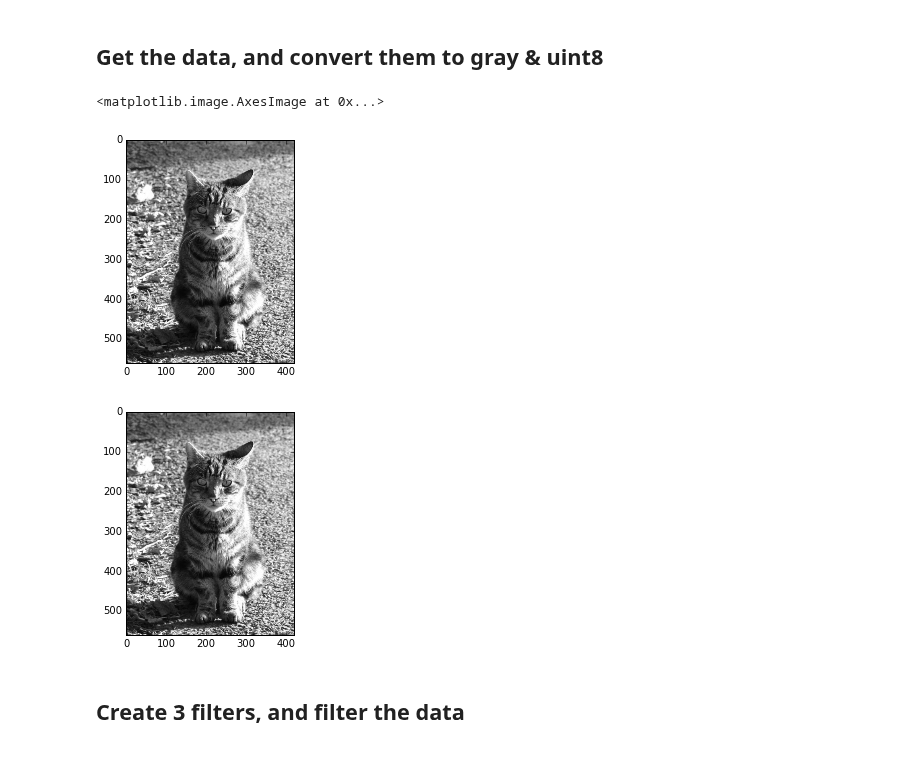
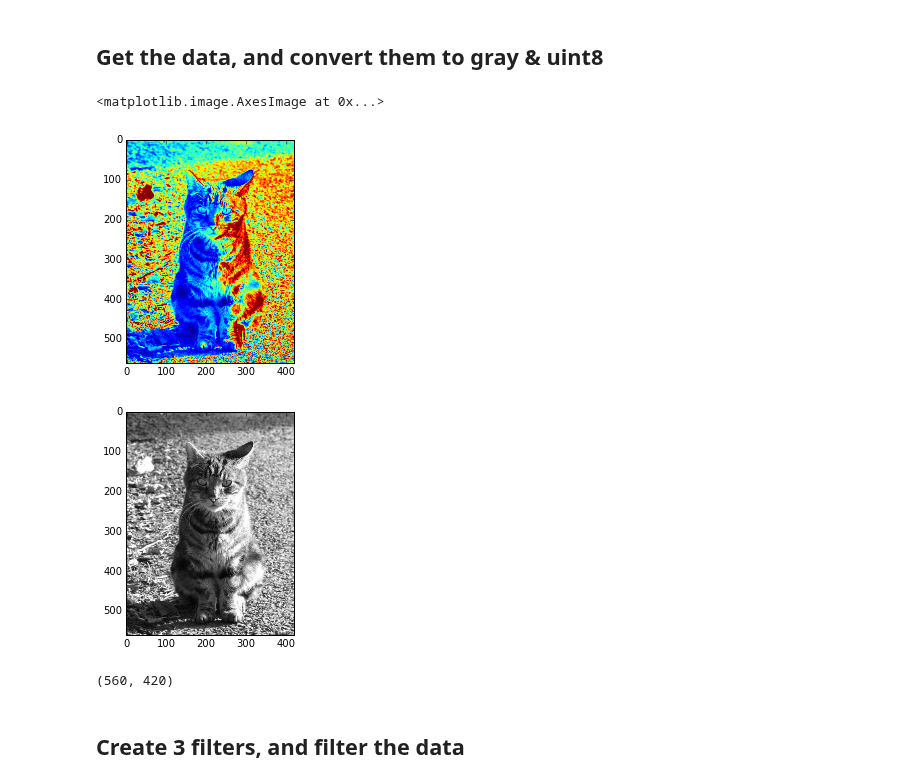
Before and after one commit to thomas-haslwanter/CSS_ipynb, a Jupyter notebook: ImgProc_2_Filtering.ipynb, the cells around one changed output. Drawn from its saved outputs; the diff is of its cells as text; code cells hidden in the pictures.

```diff
--- a/ImgProc_2_Filtering.ipynb
+++ b/ImgProc_2_Filtering.ipynb
@@ -14,26 +14,28 @@ from scipy.ndimage import convolve
 # %% [markdown]
 ## Get the data, and convert them to gray & uint8
 # %%
-inDir = r'D:\Users\thomas\Office\CSS_Coding\Python\CSS_ipynb\data\images'
+inDir = r'D:\Users\thomas\Office\CSS_Lenny\Coding\Python\CSS_ipynb\data\images'
 inFile = 'cat.jpg'
 data = plt.imread(os.path.join(inDir,inFile))
 
 gray_cat = data[:,:,0]
 
 # If required, you can convert uint8 data to floats, between 0 and 1:
 #data_g = rgb2gray(data)
 #data_u = img_as_ubyte(data_g)
 
 plt.imshow(gray_cat)
 # %% [output]
 <matplotlib.image.AxesImage at 0x...>
-[figure, old version]
+[figure, new version]
 # %%
 plt.set_cmap('gray')
 plt.imshow(gray_cat)
 plt.show()
+gray_cat.shape
 # %% [output]
 [figure]
+(560, 420)
 # %% [markdown]
 ## Create 3 filters, and filter the data
 # %%
```
Also changed, not shown: 2 other files.
